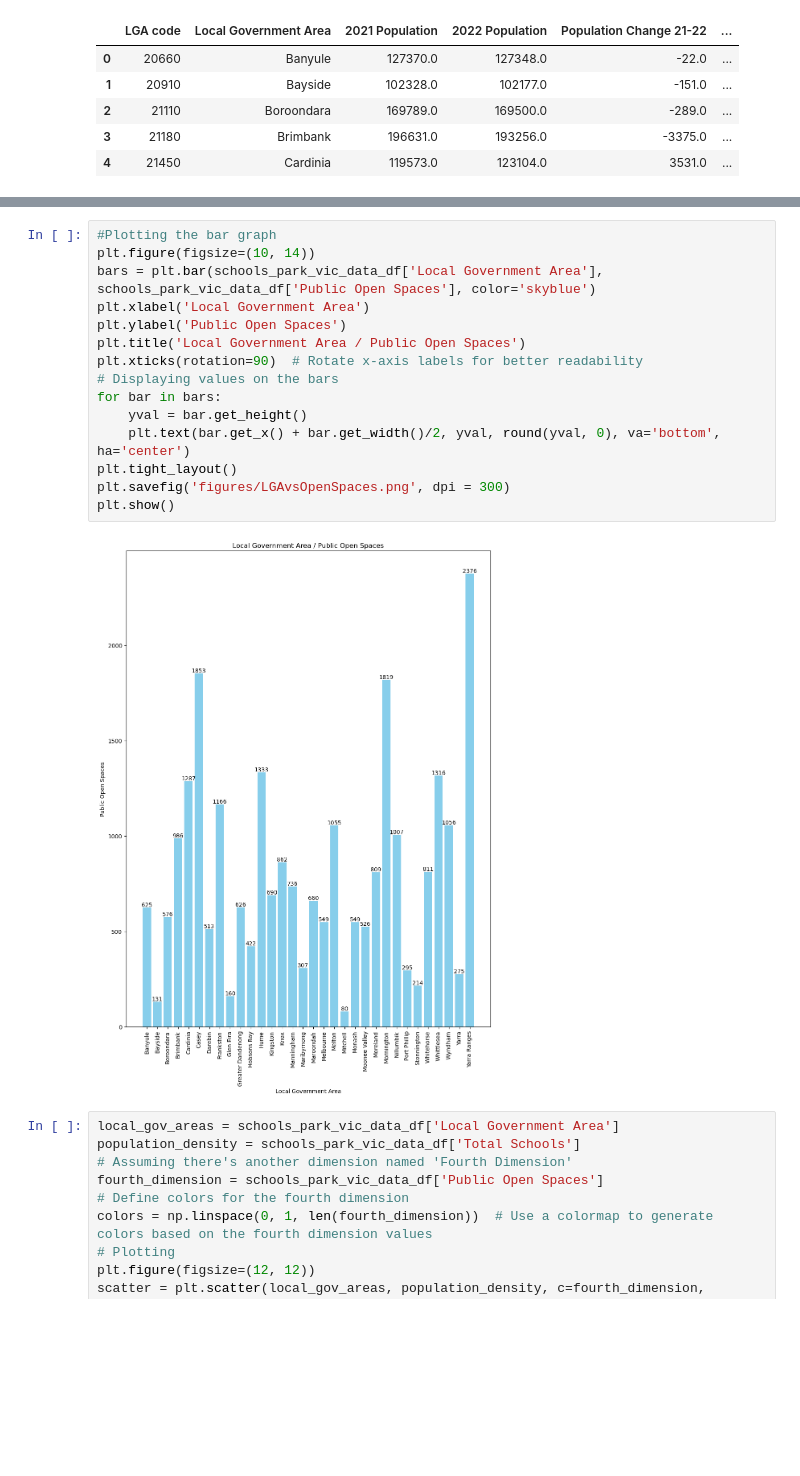
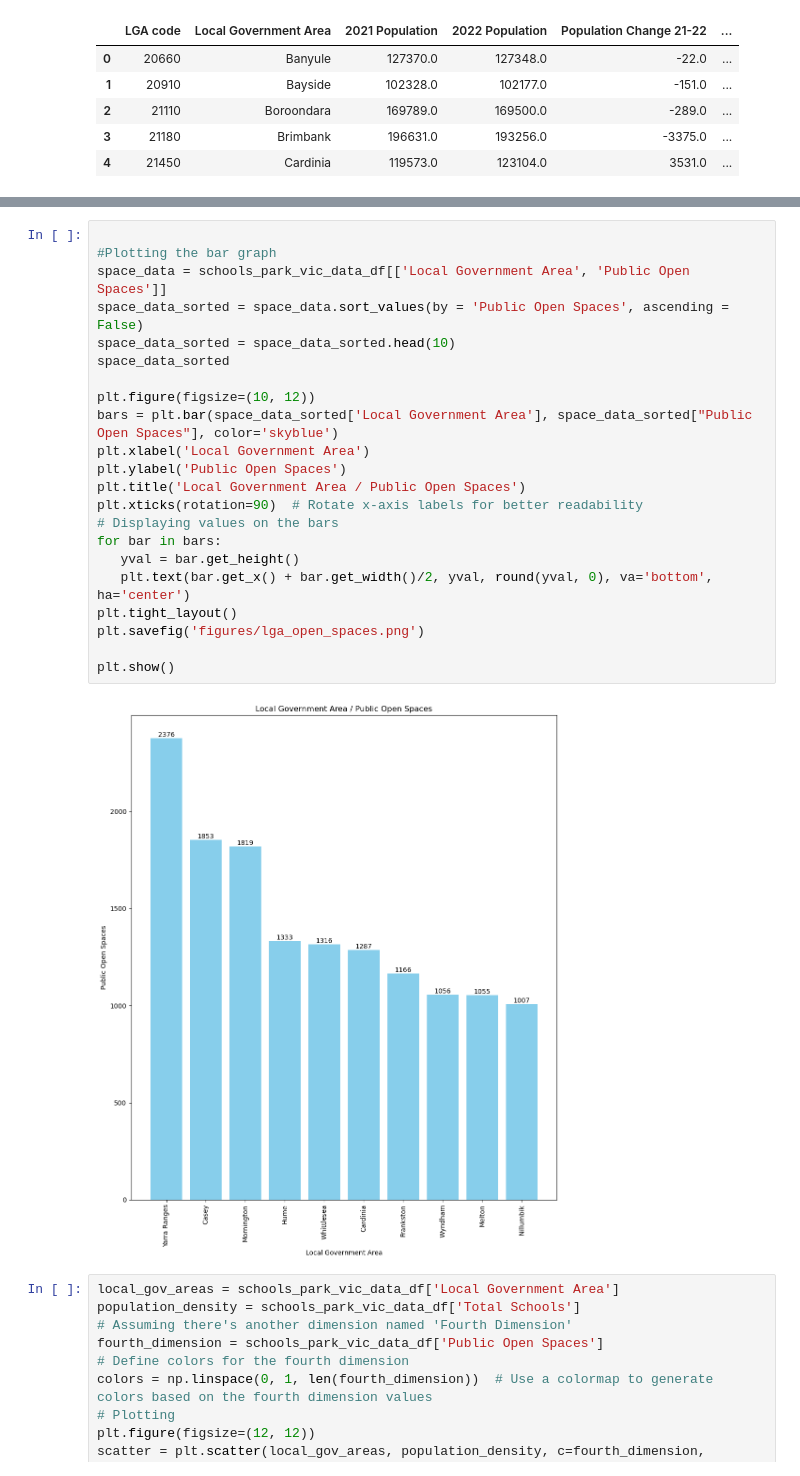
Before and after one commit to au-jr/Group-Project-1, a Jupyter notebook: main_working.ipynb, the cells around one changed output, grey strips where cells are left out. Drawn from its saved outputs; the diff is of its cells as text; blank space fills up the shorter version.

Commit message:
Added main after fixing figure clutter

```diff
--- a/main_working.ipynb
+++ b/main_working.ipynb
@@ -543,20 +511,27 @@ plt.show()
 # %%
+
 #Plotting the bar graph
-plt.figure(figsize=(10, 14))
-bars = plt.bar(schools_park_vic_data_df['Local Government Area'], schools_park_vic_data_df['Public Open Spaces'], color='skyblue')
+space_data = schools_park_vic_data_df[['Local Government Area', 'Public Open Spaces']]
+space_data_sorted = space_data.sort_values(by = 'Public Open Spaces', ascending = False)
+space_data_sorted = space_data_sorted.head(10)
+space_data_sorted
+
+plt.figure(figsize=(10, 12))
+bars = plt.bar(space_data_sorted['Local Government Area'], space_data_sorted["Public Open Spaces"], color='skyblue')
 plt.xlabel('Local Government Area')
 plt.ylabel('Public Open Spaces')
 plt.title('Local Government Area / Public Open Spaces')
 plt.xticks(rotation=90)  # Rotate x-axis labels for better readability
 # Displaying values on the bars
 for bar in bars:
-    yval = bar.get_height()
-    plt.text(bar.get_x() + bar.get_width()/2, yval, round(yval, 0), va='bottom', ha='center')
+   yval = bar.get_height()
+   plt.text(bar.get_x() + bar.get_width()/2, yval, round(yval, 0), va='bottom', ha='center')
 plt.tight_layout()
-plt.savefig('figures/LGAvsOpenSpaces.png', dpi = 300)
+plt.savefig('figures/lga_open_spaces.png')
+
 plt.show()
 # %% [output]
-[figure, old version]
+[figure, new version]
 # %%
 local_gov_areas = schools_park_vic_data_df['Local Government Area']
 population_density = schools_park_vic_data_df['Total Schools']
```
Also changed, not shown: parts of 6 cells of this notebook.
